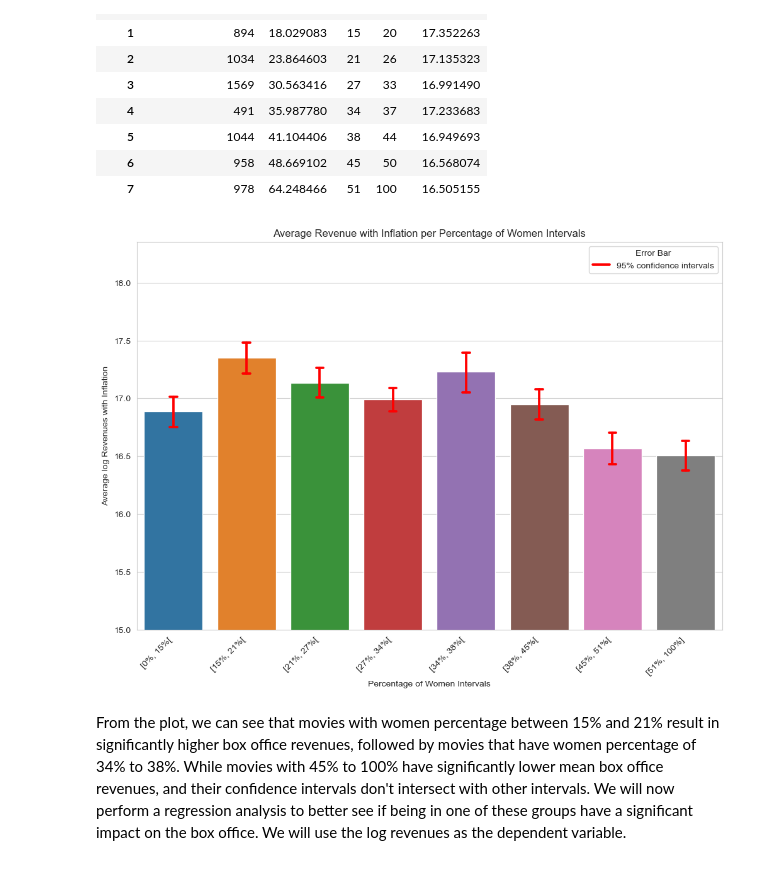
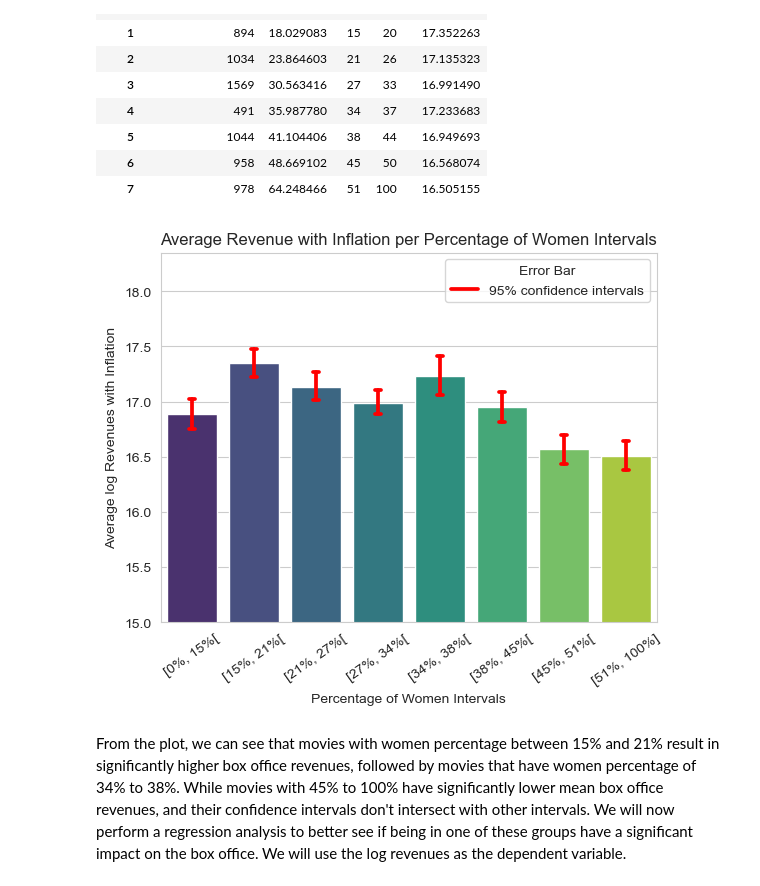
Before and after one commit to epfl-ada/ada-2023-project-adaflix, a Jupyter notebook: garik_notebook.ipynb, the cells around one changed output. Drawn from its saved outputs; the diff is of its cells as text; code cells hidden in the pictures.

```diff
--- a/garik_notebook.ipynb
+++ b/garik_notebook.ipynb
@@ -350,25 +370,24 @@ display(grouped_summary)
 | 7 | 978 | 64.248466 | 51 | 100 | 16.505155 |
 # %%
 # Boxplot
-plt.figure(figsize=(12, 8))
-ax = sns.barplot(x=gender_df['group'], y=gender_df['log_revenues'], estimator='mean', errorbar=('ci', 95), capsize=0.1, errcolor='red')
+ax = sns.barplot(x=gender_df['group'], y=gender_df['log_revenues'],palette='viridis', capsize=0.1, errcolor='red')
 
 # Customize x-axis labels
 custom_labels = ["[0%, 15%[", "[15%, 21%[", "[21%, 27%[", "[27%, 34%[", "[34%, 38%[", "[38%, 45%[","[45%, 51%[", "[51%, 100%]"]
 
-ax.set_xticklabels(custom_labels, rotation=45, ha='right')
+ax.set_xticklabels(custom_labels, rotation=35)
 
 plt.ylim(15, None)
 plt.xlabel('Percentage of Women Intervals')
 plt.ylabel('Average log Revenues with Inflation')
 plt.title('Average Revenue with Inflation per Percentage of Women Intervals')
 
 # Add legend
 plt.legend(title='Error Bar', labels=['95% confidence intervals'])
 
 plt.show()
 # %% [output]
-[figure, old version]
+[figure, new version]
 # %% [markdown]
 From the plot, we can see that movies with women percentage between 15% and 21% result in significantly higher box office revenues, followed by movies that have women percentage of 34% to 38%. While movies with 45% to 100% have significantly lower mean box office revenues, and their confidence intervals don't intersect with other intervals.
 We will now perform a regression analysis to better see if being in one of these groups have a significant impact on the box office. We will use the log revenues as the dependent variable.
```
Also changed, not shown: parts of 15 cells of this notebook, 5 other files.
